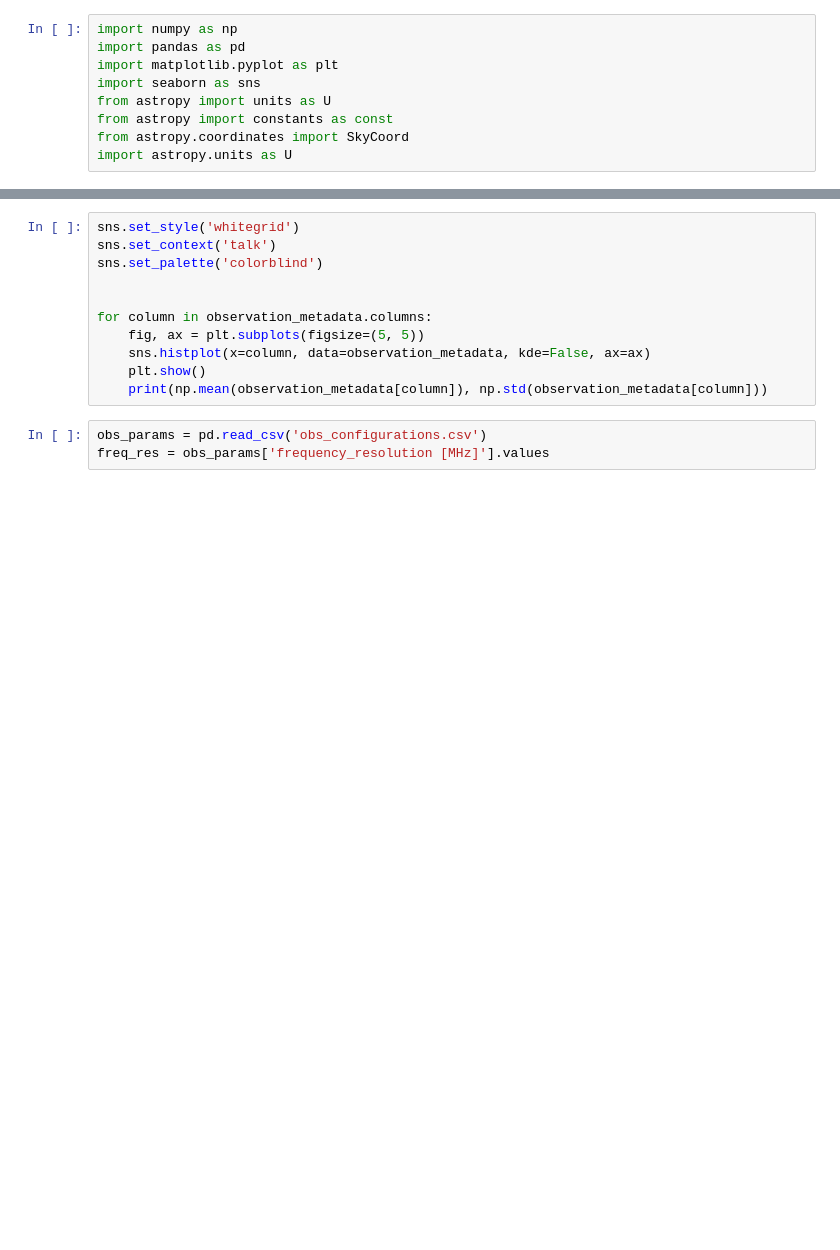
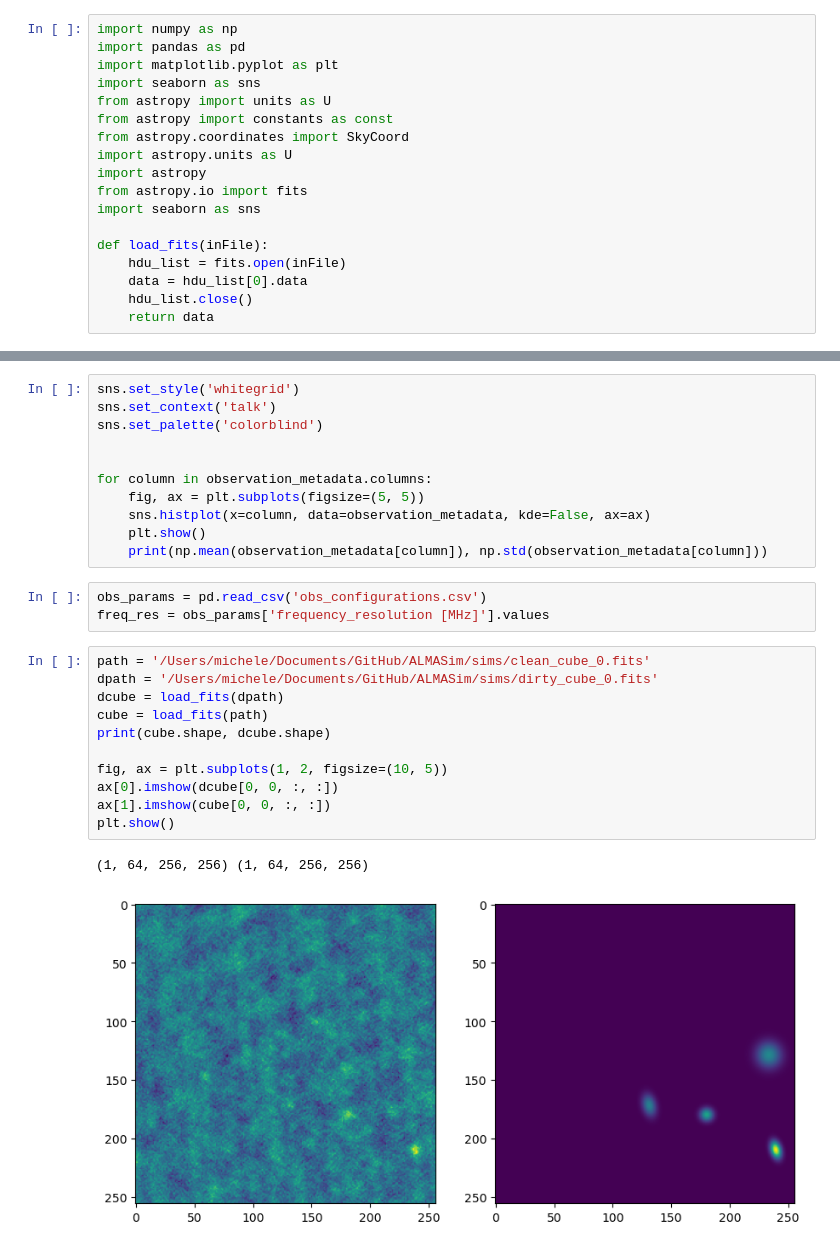
Before and after one commit to MicheleDelliVeneri/ALMASim, a Jupyter notebook: devops/TNG_Explorer.ipynb, the cells around one changed output, grey strips where cells are left out. Saved outputs shown, nothing was run; the diff lists cells and outputs as text; blank space fills up the shorter version.

```diff
--- a/devops/TNG_Explorer.ipynb
+++ b/devops/TNG_Explorer.ipynb
@@ -7,3 +7,12 @@ from astropy import units as U
 from astropy import constants as const
 from astropy.coordinates import SkyCoord
 import astropy.units as U
+import astropy
+from astropy.io import fits
+import seaborn as sns
+
+def load_fits(inFile):
+    hdu_list = fits.open(inFile)
+    data = hdu_list[0].data
+    hdu_list.close()
+    return data
@@ -114,3 +165,17 @@ for column in observation_metadata.columns:
 # %%
 obs_params = pd.read_csv('obs_configurations.csv')
 freq_res = obs_params['frequency_resolution [MHz]'].values
+# %%
+path = '/Users/michele/Documents/GitHub/ALMASim/sims/clean_cube_0.fits'
+dpath = '/Users/michele/Documents/GitHub/ALMASim/sims/dirty_cube_0.fits'
+dcube = load_fits(dpath)
+cube = load_fits(path)
+print(cube.shape, dcube.shape)
+
+fig, ax = plt.subplots(1, 2, figsize=(10, 5))
+ax[0].imshow(dcube[0, 0, :, :])
+ax[1].imshow(cube[0, 0, :, :])
+plt.show()
+# %% [output]
+(1, 64, 256, 256) (1, 64, 256, 256)
+[figure, added]
```
Also changed, not shown: parts of 3 cells of this notebook, 5 other files.
